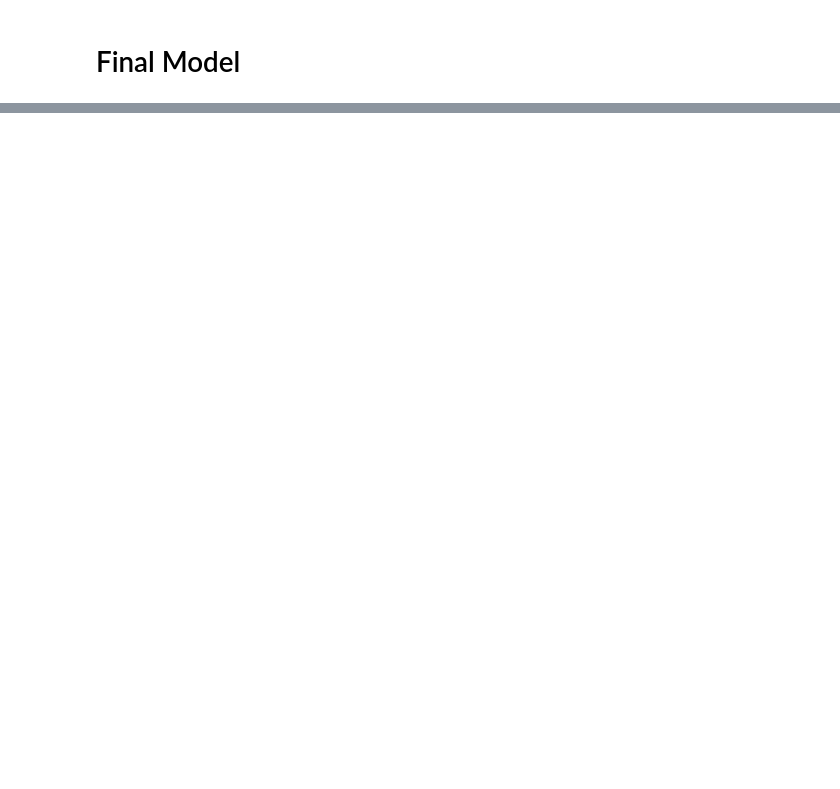
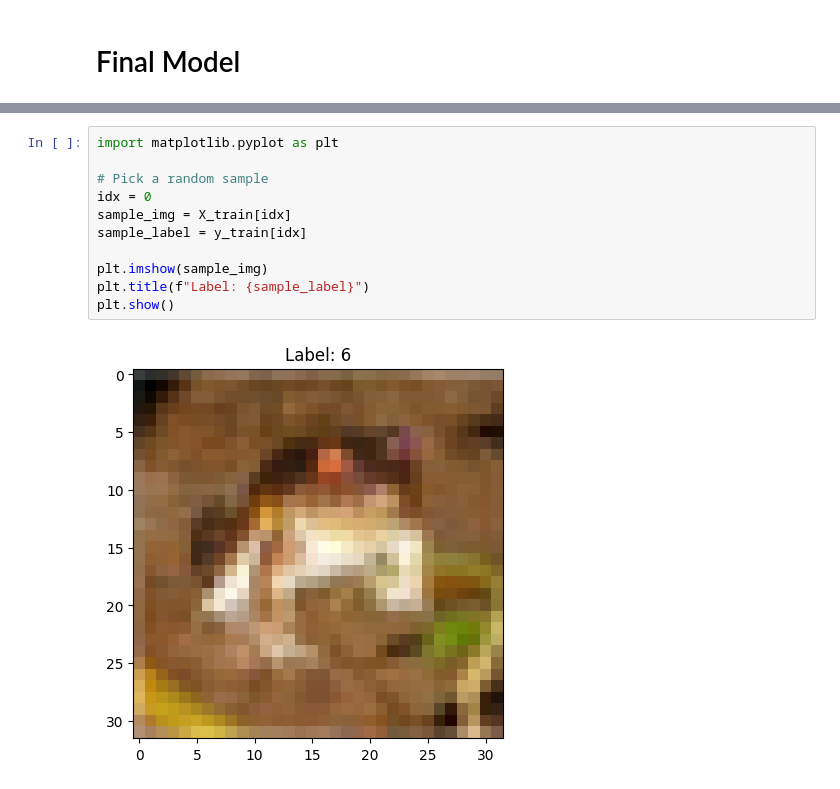
Before and after one commit to bradenkirkpatrick/NN-final, a Jupyter notebook: main.ipynb, the cells around one changed output, grey strips where cells are left out. Drawn from its saved outputs; the diff is of its cells as text; blank space fills up the shorter version.

```diff
--- a/main.ipynb
+++ b/main.ipynb
@@ -1595,0 +1728,13 @@ weighted avg       0.68      0.67      0.67     10000
+# %%
+import matplotlib.pyplot as plt
+
+# Pick a random sample
+idx = 0
+sample_img = X_train[idx]
+sample_label = y_train[idx]
+
+plt.imshow(sample_img)
+plt.title(f"Label: {sample_label}")
+plt.show()
+# %% [output]
+[figure, added]
```
Also changed, not shown: parts of 11 cells of this notebook.
